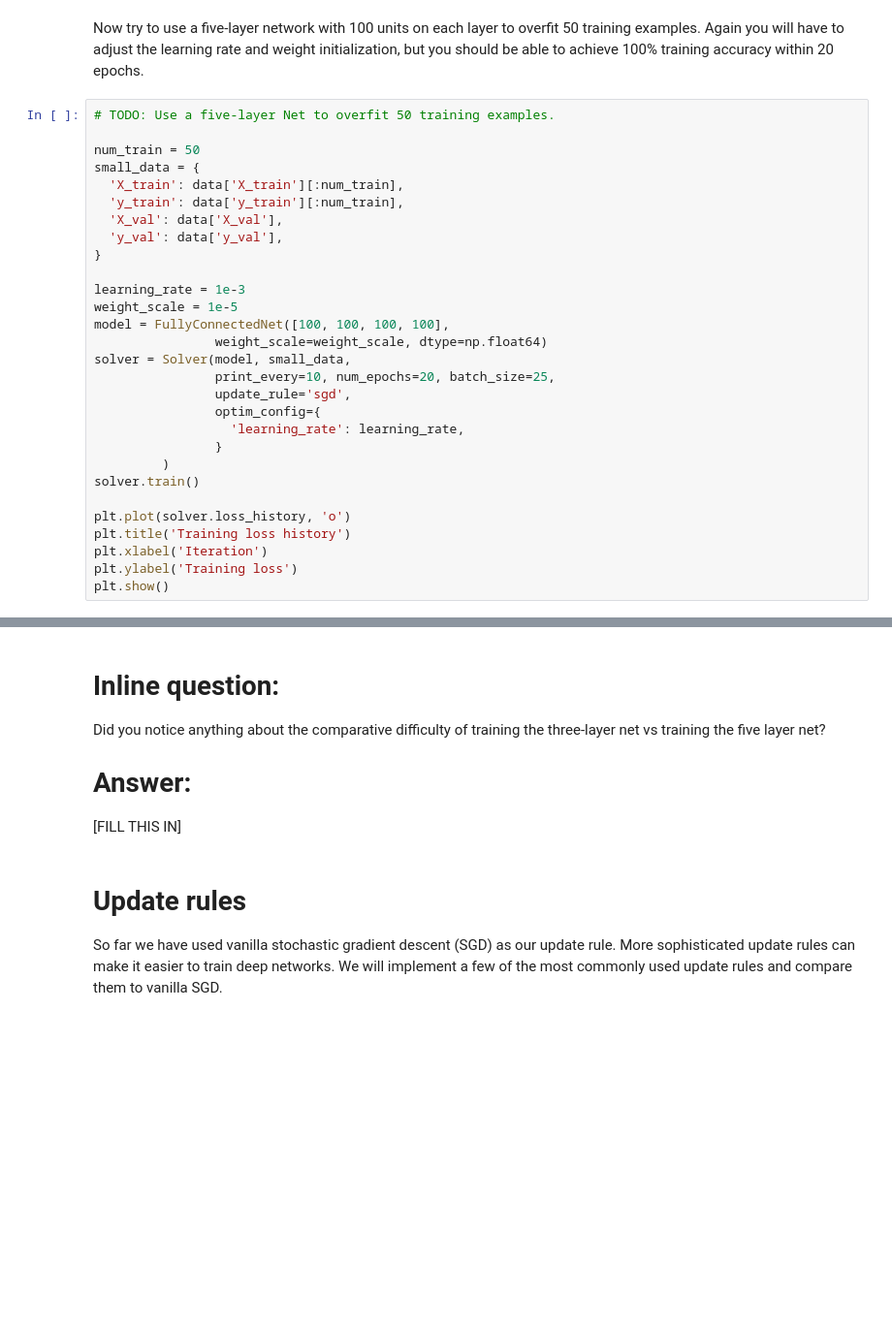
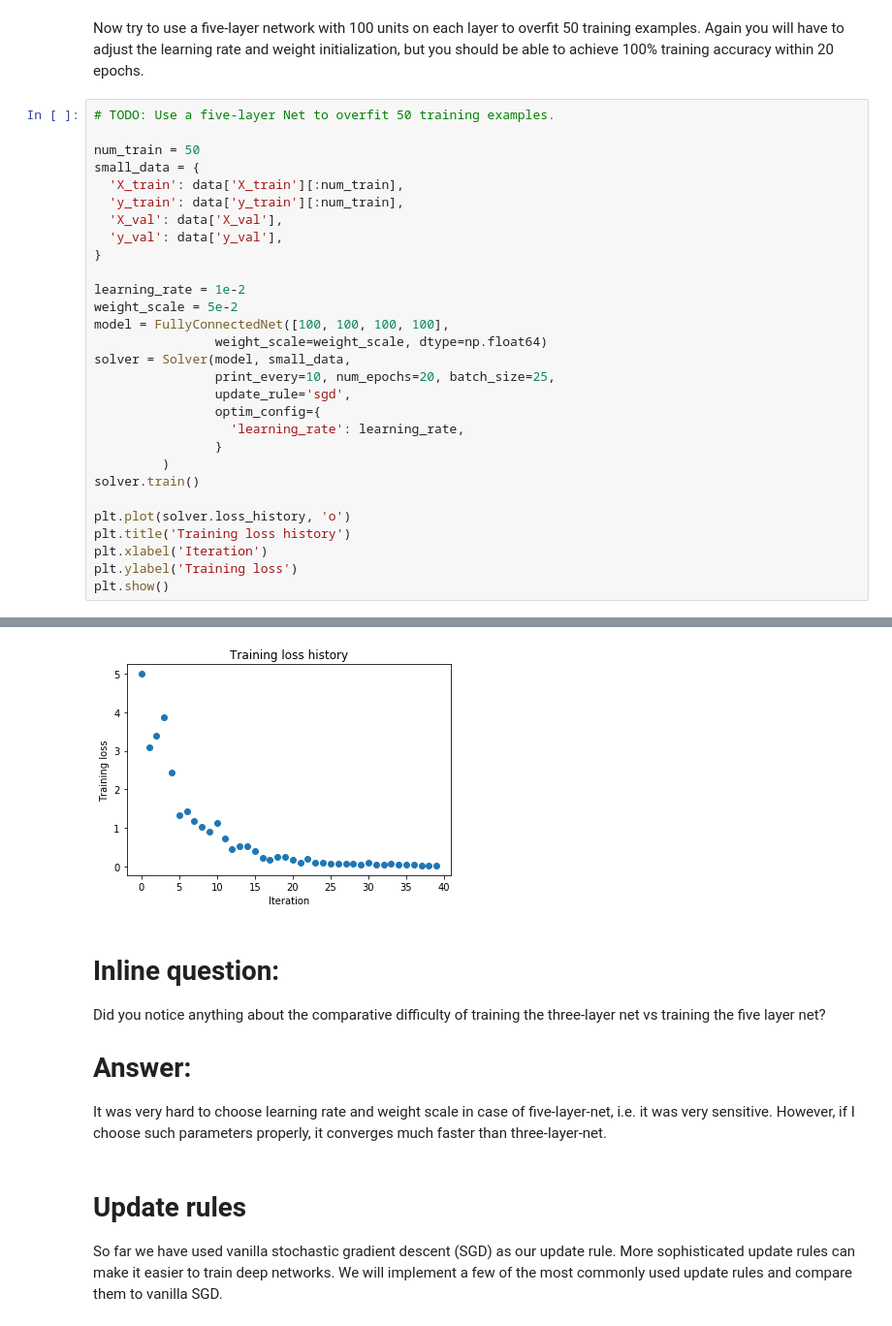
Before and after one commit to pps789/introduction-to-deep-learning-2018, a Jupyter notebook: hw3/FullyConnectedNets.ipynb, the cells around one changed output, grey strips where cells are left out. Shown: that part at 97% size. Drawn from its saved outputs; the diff is of its cells as text; blank space fills up the shorter version.

```diff
--- a/hw3/FullyConnectedNets.ipynb
+++ b/hw3/FullyConnectedNets.ipynb
@@ -438,8 +471,8 @@ small_data = {
   'y_val': data['y_val'],
 }
 
-learning_rate = 1e-3
-weight_scale = 1e-5
+learning_rate = 1e-2
+weight_scale = 5e-2
 model = FullyConnectedNet([100, 100, 100, 100],
                 weight_scale=weight_scale, dtype=np.float64)
 solver = Solver(model, small_data,
@@ -456,3 +489,4 @@ plt.title('Training loss history')
 plt.xlabel('Iteration')
 plt.ylabel('Training loss')
 plt.show()
+# %% [output]
@@ -459,9 +510,10 @@ plt.show()
+[figure, added]
 # %% [markdown]
 # Inline question:
 Did you notice anything about the comparative difficulty of training the three-layer net vs training the five layer net?
 
 # Answer:
-[FILL THIS IN]
+It was very hard to choose learning rate and weight scale in case of five-layer-net, i.e. it was very sensitive. However, if I choose such parameters properly, it converges much faster than three-layer-net.
 # %% [markdown]
 # Update rules
 So far we have used vanilla stochastic gradient descent (SGD) as our update rule. More sophisticated update rules can make it easier to train deep networks. We will implement a few of the most commonly used update rules and compare them to vanilla SGD.
```
Also changed, not shown: parts of 7 cells of this notebook.
